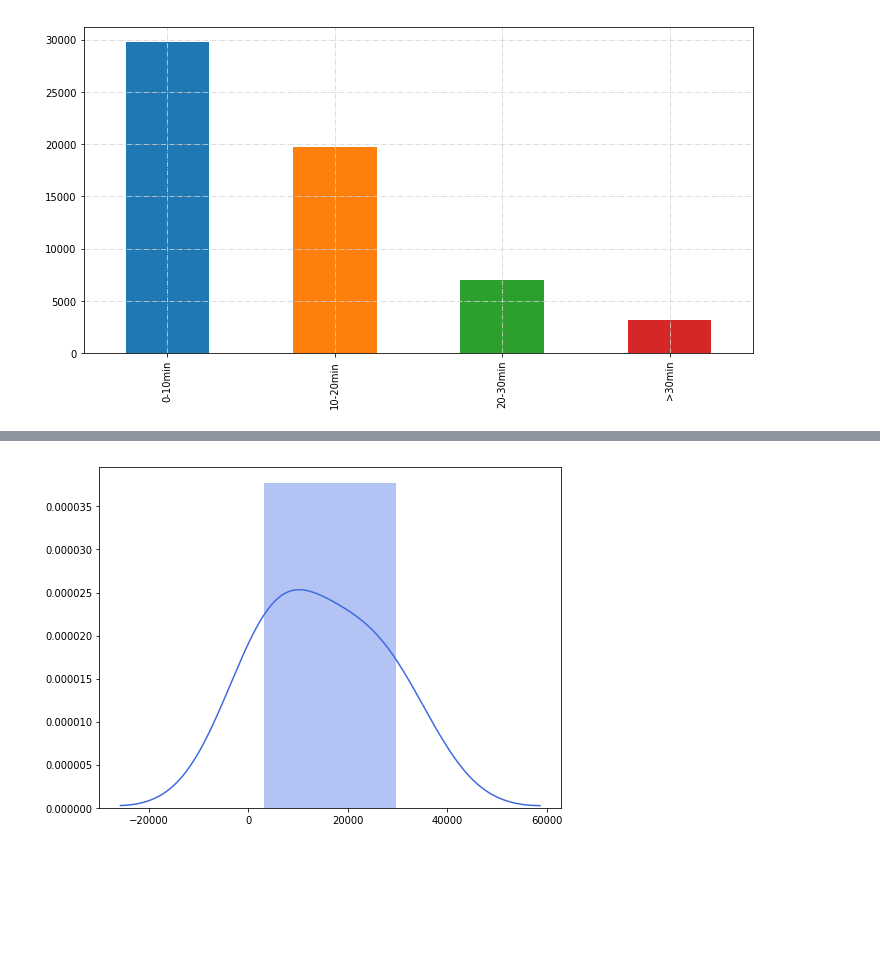
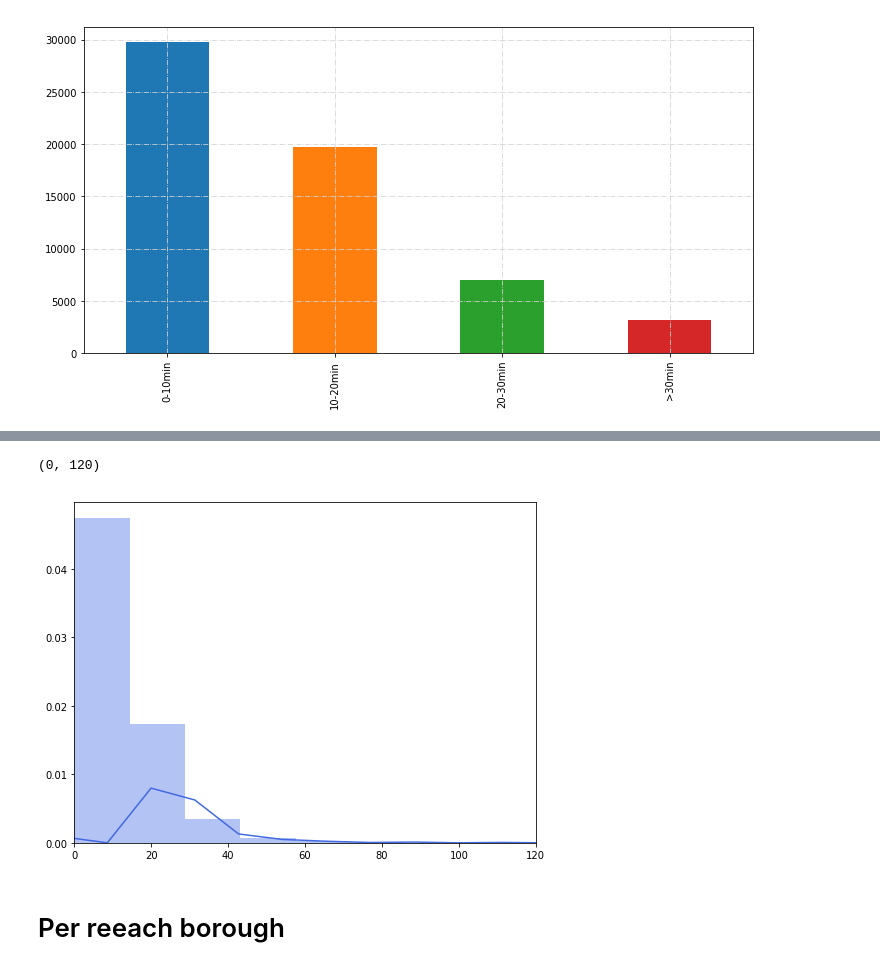
Before and after one commit to dusicastepic/ADMSecondHomework, a Jupyter notebook: RQ3.ipynb, the cells around one changed output, grey strips where cells are left out. Cells and saved outputs as stored; diff of their text form; code cells hidden in the pictures; blank space fills up the shorter version.

Commit message:
-RQ3 histograms

```diff
--- a/RQ3.ipynb
+++ b/RQ3.ipynb
@@ -203,9 +174,14 @@ plt.show()
 # %%
+#same with seaborn library
 fig, ax = plt.subplots()
 fig.set_size_inches(8.27, 6.27)
-ax = sns.distplot(data,hist=True,norm_hist=True,color='royalblue')
+ax = sns.distplot(trip_duration,hist=True,color='royalblue',bins=100)
+plt.xlim(0,120)
 # %% [output]
+(0, 120)
-[figure, old version]
+[figure, new version]
+# %% [markdown]
+# Per reeach borough
 # %%
 #def payments_per_borough(borough_lst):
 trip_duration_df=pd.DataFrame()
```
Also changed, not shown: parts of 22 cells of this notebook.
